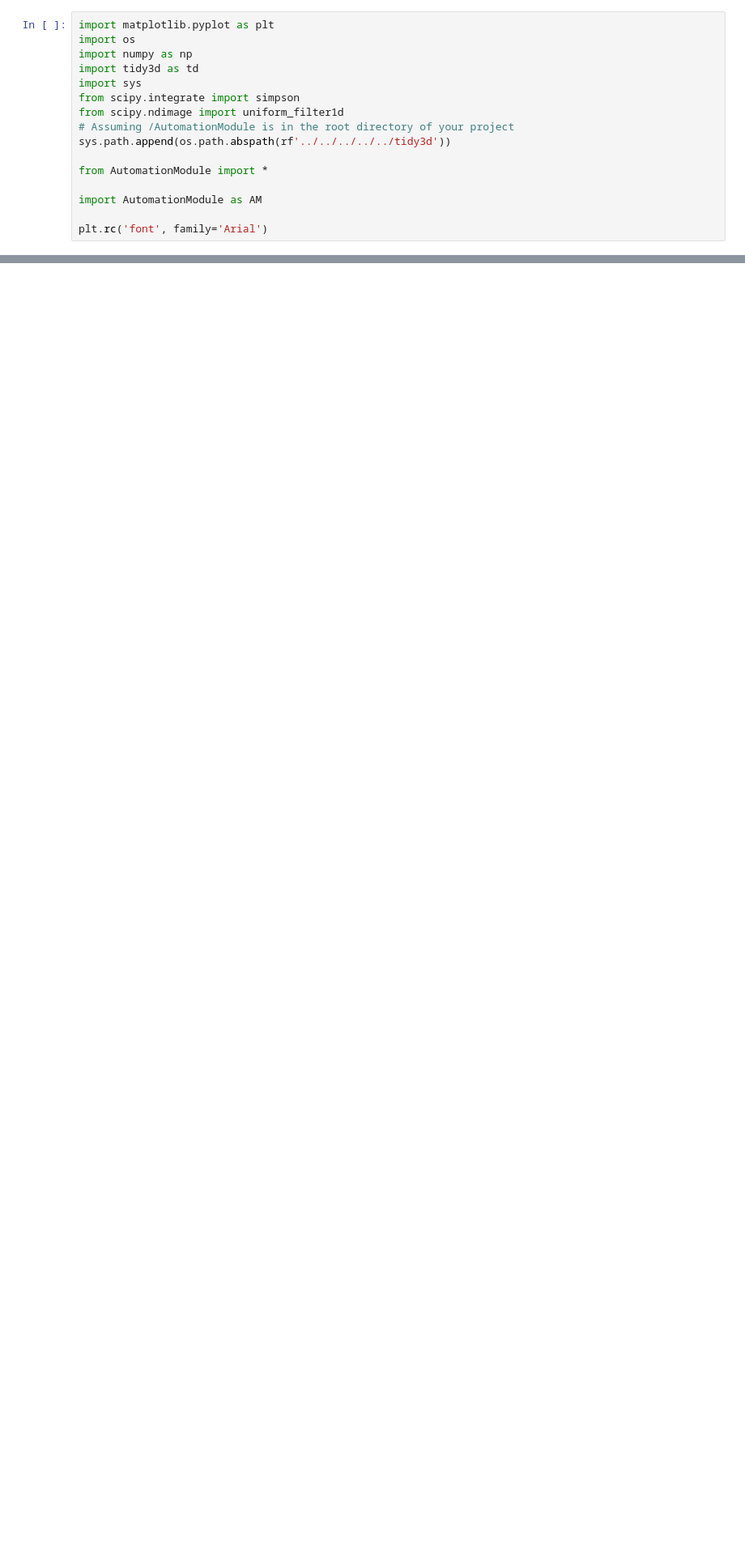
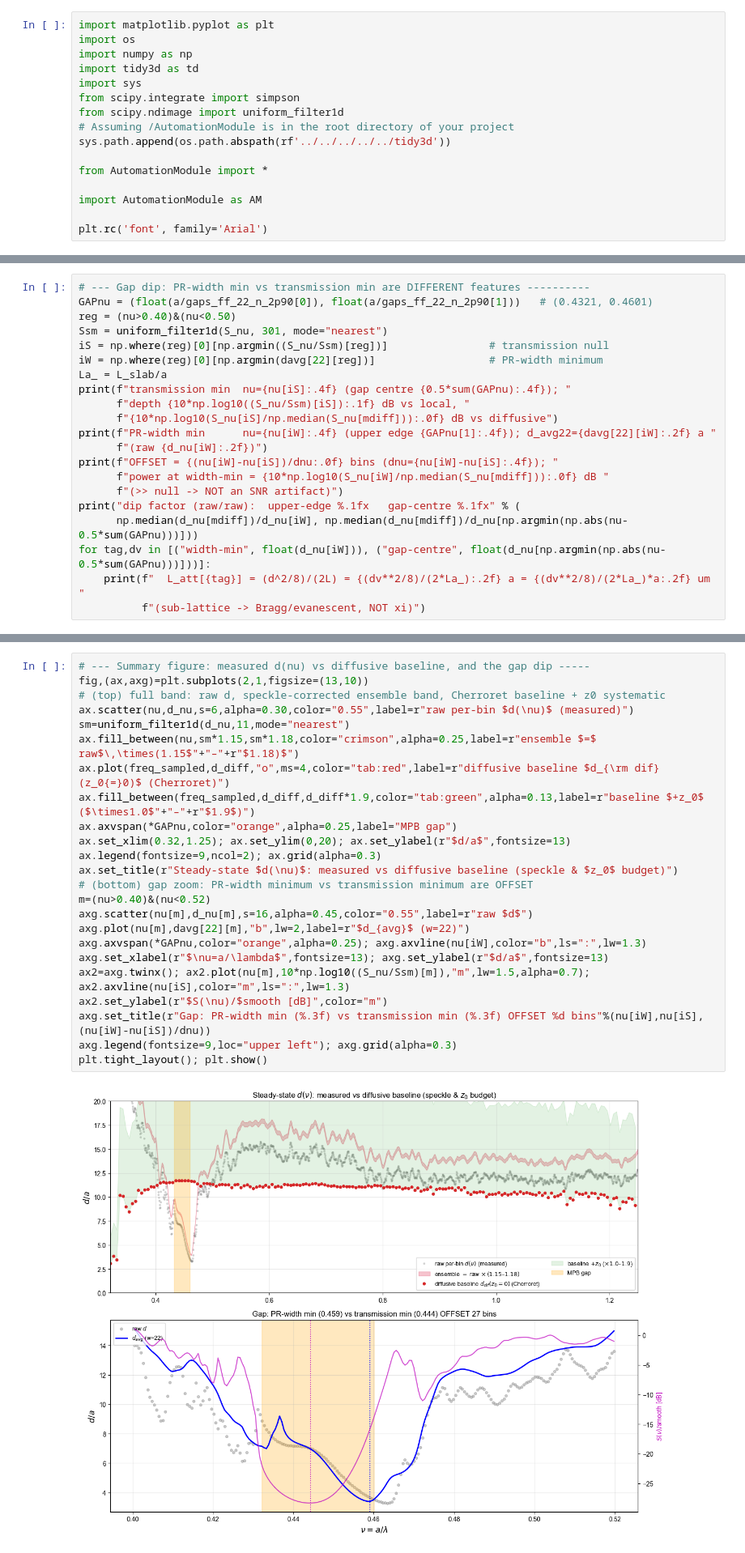
Before and after one commit to fhernandez93/LoadingPermittivityDistToSlabTransmission, a Jupyter notebook: Notebooks/LSU Project/20251001_LSU_Localization_Tests/20260601_Beam_Spreading_freq/20251008_IPR_Calculation.ipynb, the cells around one changed output, grey strips where cells are left out. Shown at 81% size. Cells and saved outputs as stored; diff of their text form; blank space fills up the shorter version.

```diff
--- a/Notebooks/LSU Project/20251001_LSU_Localization_Tests/20260601_Beam_Spreading_freq/20251008_IPR_Calculation.ipynb
+++ b/Notebooks/LSU Project/20251001_LSU_Localization_Tests/20260601_Beam_Spreading_freq/20251008_IPR_Calculation.ipynb
@@ -356,0 +405,21 @@ The baseline is *supposed* to be a flat reference, not to follow the data; it is
+# %%
+# --- Gap dip: PR-width min vs transmission min are DIFFERENT features ----------
+GAPnu = (float(a/gaps_ff_22_n_2p90[0]), float(a/gaps_ff_22_n_2p90[1]))   # (0.4321, 0.4601)
+reg = (nu>0.40)&(nu<0.50)
+Ssm = uniform_filter1d(S_nu, 301, mode="nearest")
+iS = np.where(reg)[0][np.argmin((S_nu/Ssm)[reg])]                # transmission null
+iW = np.where(reg)[0][np.argmin(davg[22][reg])]                  # PR-width minimum
+La_ = L_slab/a
+print(f"transmission min  nu={nu[iS]:.4f} (gap centre {0.5*sum(GAPnu):.4f}); "
+      f"depth {10*np.log10((S_nu/Ssm)[iS]):.1f} dB vs local, "
+      f"{10*np.log10(S_nu[iS]/np.median(S_nu[mdiff])):.0f} dB vs diffusive")
+print(f"PR-width min      nu={nu[iW]:.4f} (upper edge {GAPnu[1]:.4f}); d_avg22={davg[22][iW]:.2f} a "
+      f"(raw {d_nu[iW]:.2f})")
+print(f"OFFSET = {(nu[iW]-nu[iS])/dnu:.0f} bins (dnu={nu[iW]-nu[iS]:.4f}); "
+      f"power at width-min = {10*np.log10(S_nu[iW]/np.median(S_nu[mdiff])):.0f} dB "
+      f"(>> null -> NOT an SNR artifact)")
+print("dip factor (raw/raw):  upper-edge %.1fx   gap-centre %.1fx" % (
+      np.median(d_nu[mdiff])/d_nu[iW], np.median(d_nu[mdiff])/d_nu[np.argmin(np.abs(nu-0.5*sum(GAPnu)))]))
+for tag,dv in [("width-min", float(d_nu[iW])), ("gap-centre", float(d_nu[np.argmin(np.abs(nu-0.5*sum(GAPnu)))]))]:
+    print(f"  L_att[{tag}] = (d^2/8)/(2L) = {(dv**2/8)/(2*La_):.2f} a = {(dv**2/8)/(2*La_)*a:.2f} um "
+          f"(sub-lattice -> Bragg/evanescent, NOT xi)")
@@ -356,0 +433,26 @@ The baseline is *supposed* to be a flat reference, not to follow the data; it is
+# %%
+# --- Summary figure: measured d(nu) vs diffusive baseline, and the gap dip -----
+fig,(ax,axg)=plt.subplots(2,1,figsize=(13,10))
+# (top) full band: raw d, speckle-corrected ensemble band, Cherroret baseline + z0 systematic
+ax.scatter(nu,d_nu,s=6,alpha=0.30,color="0.55",label=r"raw per-bin $d(\nu)$ (measured)")
+sm=uniform_filter1d(d_nu,11,mode="nearest")
+ax.fill_between(nu,sm*1.15,sm*1.18,color="crimson",alpha=0.25,label=r"ensemble $=$ raw$\,\times(1.15$"+"–"+r"$1.18)$")
+ax.plot(freq_sampled,d_diff,"o",ms=4,color="tab:red",label=r"diffusive baseline $d_{\rm dif}(z_0{=}0)$ (Cherroret)")
+ax.fill_between(freq_sampled,d_diff,d_diff*1.9,color="tab:green",alpha=0.13,label=r"baseline $+z_0$ ($\times1.0$"+"–"+r"$1.9$)")
+ax.axvspan(*GAPnu,color="orange",alpha=0.25,label="MPB gap")
+ax.set_xlim(0.32,1.25); ax.set_ylim(0,20); ax.set_ylabel(r"$d/a$",fontsize=13)
+ax.legend(fontsize=9,ncol=2); ax.grid(alpha=0.3)
+ax.set_title(r"Steady-state $d(\nu)$: measured vs diffusive baseline (speckle & $z_0$ budget)")
+# (bottom) gap zoom: PR-width minimum vs transmission minimum are OFFSET
+m=(nu>0.40)&(nu<0.52)
+axg.scatter(nu[m],d_nu[m],s=16,alpha=0.45,color="0.55",label=r"raw $d$")
+axg.plot(nu[m],davg[22][m],"b",lw=2,label=r"$d_{avg}$ (w=22)")
+axg.axvspan(*GAPnu,color="orange",alpha=0.25); axg.axvline(nu[iW],color="b",ls=":",lw=1.3)
+axg.set_xlabel(r"$\nu=a/\lambda$",fontsize=13); axg.set_ylabel(r"$d/a$",fontsize=13)
+ax2=axg.twinx(); ax2.plot(nu[m],10*np.log10((S_nu/Ssm)[m]),"m",lw=1.5,alpha=0.7); ax2.axvline(nu[iS],color="m",ls=":",lw=1.3)
+ax2.set_ylabel(r"$S(\nu)/$smooth [dB]",color="m")
+axg.set_title(r"Gap: PR-width min (%.3f) vs transmission min (%.3f) OFFSET %d bins"%(nu[iW],nu[iS],(nu[iW]-nu[iS])/dnu))
+axg.legend(fontsize=9,loc="upper left"); axg.grid(alpha=0.3)
+plt.tight_layout(); plt.show()
+# %% [output]
+[figure, added]
```
Also changed, not shown: parts of 27 cells of this notebook, 19 other files.
